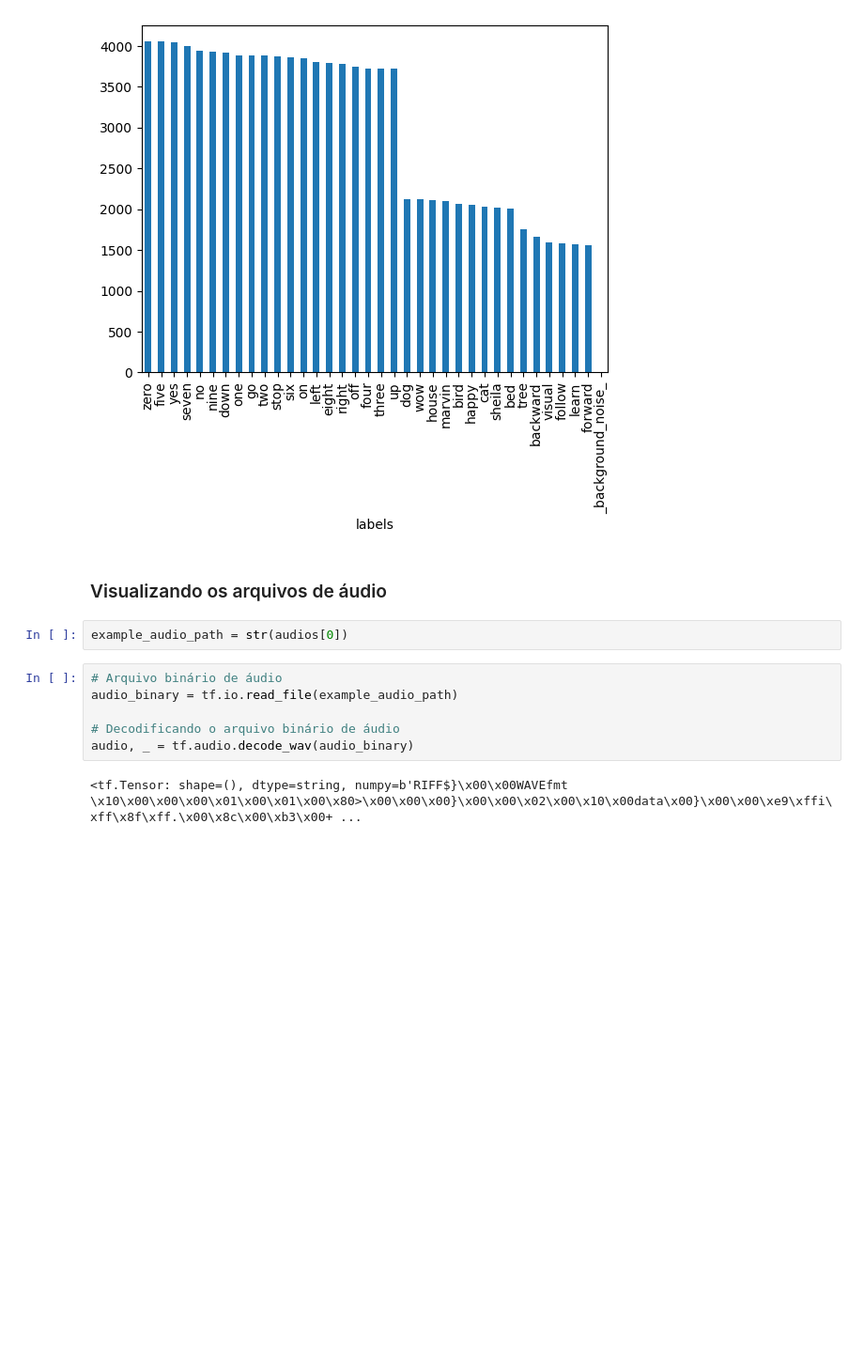
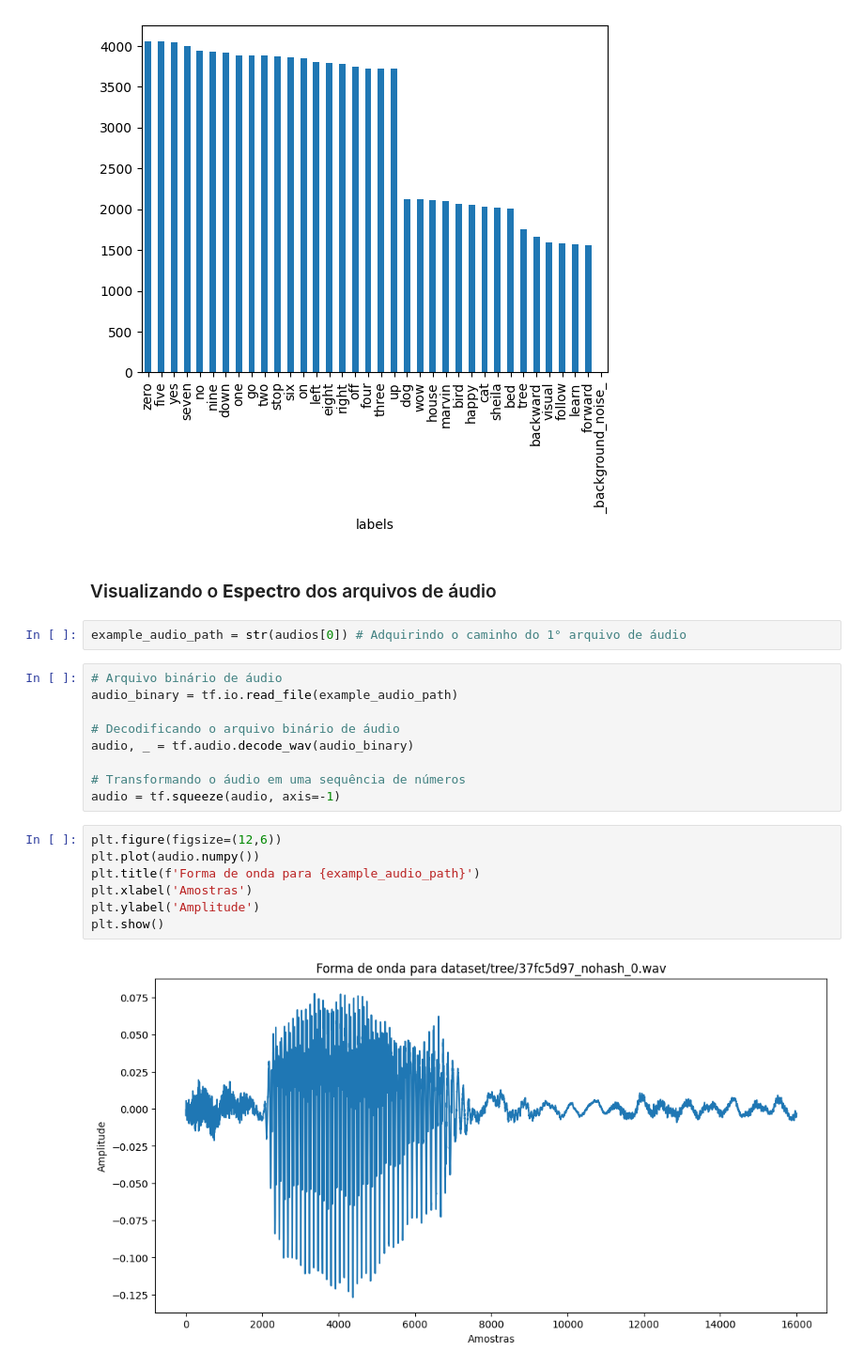
Before and after one commit to DiogoBotton/Deep_Learning_Learn, a Jupyter notebook: Decodificacao_de_Audio/01_audio_data.ipynb, the cells around one changed output. Shown at 94% size. Saved outputs shown, nothing was run; the diff lists cells and outputs as text; blank space fills up the shorter version.

Commit message:
Visualizando espectro do audio

```diff
--- a/Decodificacao_de_Audio/01_audio_data.ipynb
+++ b/Decodificacao_de_Audio/01_audio_data.ipynb
@@ -80,14 +80,24 @@ df['labels'].value_counts().plot.bar()
 <Axes: xlabel='labels'>
 [figure]
 # %% [markdown]
-### Visualizando os arquivos de áudio
+### Visualizando o **Espectro** dos arquivos de áudio
 # %%
-example_audio_path = str(audios[0])
+example_audio_path = str(audios[0]) # Adquirindo o caminho do 1° arquivo de áudio
 # %%
 # Arquivo binário de áudio
 audio_binary = tf.io.read_file(example_audio_path)
 
 # Decodificando o arquivo binário de áudio
 audio, _ = tf.audio.decode_wav(audio_binary)
+
+# Transformando o áudio em uma sequência de números
+audio = tf.squeeze(audio, axis=-1)
-# %% [output]
-<tf.Tensor: shape=(), dtype=string, numpy=b'RIFF$}\x00\x00WAVEfmt \x10\x00\x00\x00\x01\x00\x01\x00\x80>\x00\x00\x00}\x00\x00\x02\x00\x10\x00data\x00}\x00\x00\xe9\xffi\xff\x8f\xff.\x00\x8c\x00\xb3\x00+ ...
+# %%
+plt.figure(figsize=(12,6))
+plt.plot(audio.numpy())
+plt.title(f'Forma de onda para {example_audio_path}')
+plt.xlabel('Amostras')
+plt.ylabel('Amplitude')
+plt.show()
+# %% [output]
+[figure, added]
```
